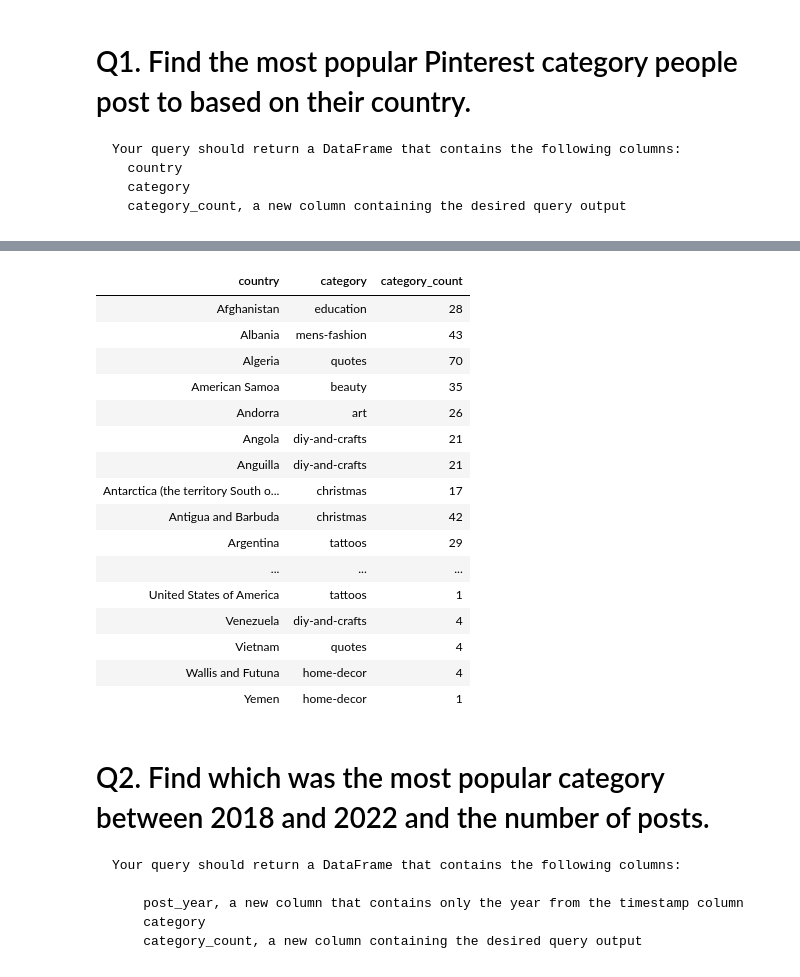
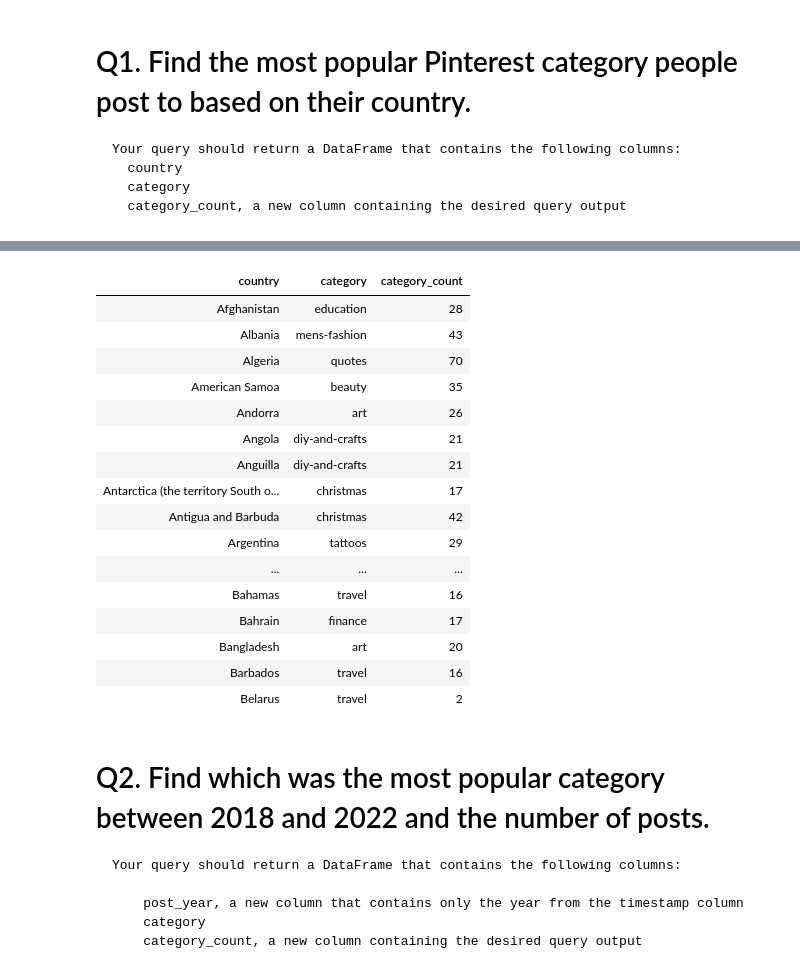
Before and after one commit to chemi5t/pinterest-data-pipeline905, a Jupyter notebook: databricks/_3_pinterest_queries.ipynb, the cells around one changed output, grey strips where cells are left out. Drawn from its saved outputs; the diff is of its cells as text; code cells hidden in the pictures.

```diff
--- a/databricks/_3_pinterest_queries.ipynb
+++ b/databricks/_3_pinterest_queries.ipynb
@@ -73,39 +73,39 @@ grouped_df = df_pin_geo.groupBy("country", "category").agg(count("*").alias("cat
 window_spec = Window.partitionBy("country").orderBy(desc("category_count"))
 
 # Ranking categories within each country based on their counts
 ranked_df = grouped_df.withColumn("rank", row_number().over(window_spec))
 
 # Selecting only the top category for each country
 top_category_df = ranked_df.filter(col("rank") == 1).drop("rank")
 
 # Your query should return a DataFrame that contains the following columns:
 
 # country
 # category
 # category_count, a new column containing the desired query output
 
 # Displaying the DataFrame containing the top category for each country
 top_category_df.show()
-display(top_category_df)
+display(top_category_df.limit(20))
 # %% [output]
 [interactive output not drawn]
 | country | category | category_count |
 | Afghanistan | education | 28 |
 | Albania | mens-fashion | 43 |
 | Algeria | quotes | 70 |
 | American Samoa | beauty | 35 |
 | Andorra | art | 26 |
 | Angola | diy-and-crafts | 21 |
 | Anguilla | diy-and-crafts | 21 |
 | Antarctica (the territory South o... | christmas | 17 |
 | Antigua and Barbuda | christmas | 42 |
 | Argentina | tattoos | 29 |
 | ... | ... | ... |
-| United States of America | tattoos | 1 |
-| Venezuela | diy-and-crafts | 4 |
-| Vietnam | quotes | 4 |
-| Wallis and Futuna | home-decor | 4 |
-| Yemen | home-decor | 1 |
+| Bahamas | travel | 16 |
+| Bahrain | finance | 17 |
+| Bangladesh | art | 20 |
+| Barbados | travel | 16 |
+| Belarus | travel | 2 |
 # %% [markdown]
 # Q2. Find which was the most popular category between 2018 and 2022 and the number of posts.
 
```
Also changed, not shown: parts of 1 cell of this notebook.
